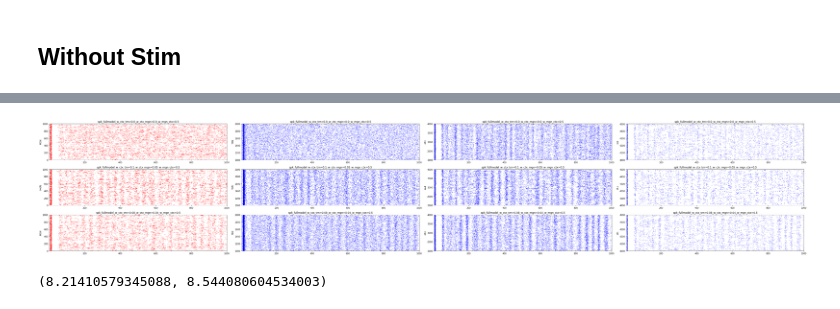
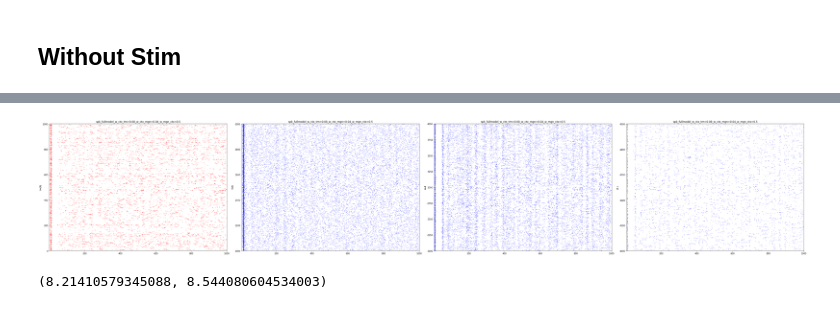
Before and after one commit to 104H/simulenation, a Jupyter notebook: src/dataanalysis-fullmodel.ipynb, the cells around one changed output, grey strips where cells are left out. Saved outputs shown, nothing was run; the diff lists cells and outputs as text; code cells hidden in the pictures.

```diff
--- a/src/dataanalysis-fullmodel.ipynb
+++ b/src/dataanalysis-fullmodel.ipynb
@@ -98,9 +98,12 @@ def makerasterplot (fls, path, fig, ax):
         for axis, part in zip([0, 1, 2, 3], d.spikeobj.keys()):
             clr = 'red' if part == 'MGN' else 'blue'
 
-            d.spikeobj[part].raster_plot(ax=ax[idx][axis], dt=10, display=False, color=clr, ms=1)
-            ax[idx][axis].set_ylabel(part)
-            ax[idx][axis].set_title(fl)
+            #d.spikeobj[part].raster_plot(ax=ax[idx][axis], dt=10, display=False, color=clr, ms=1)
+            #ax[idx][axis].set_ylabel(part)
+            #ax[idx][axis].set_title(fl)
+            d.spikeobj[part].raster_plot(ax=ax[axis], dt=10, display=False, color=clr, ms=1)
+            ax[axis].set_ylabel(part)
+            ax[axis].set_title(fl)
 
     fig.tight_layout()
 # %%
@@ -218,15 +195,13 @@ df[df.w_mgn_ctx==0.001][df.w_ctx_mgn==0.001]
 # %%
 fls = [
-    "spk_fullmodel_w_ctx_trn=0.0_w_ctx_mgn=0.0_w_mgn_ctx=0.5",
-    "spk_fullmodel_w_ctx_trn=0.1_w_ctx_mgn=0.05_w_mgn_ctx=0.5",
     "spk_fullmodel_w_ctx_trn=0.08_w_ctx_mgn=0.04_w_mgn_ctx=0.5",
 ]
 fig, ax = plt.subplots(nrows=len(fls), ncols=4)
 pth = "demyelination/data/fullmodel/activity/"
 
 makerasterplot(fls, pth, fig, ax)
 # %% [output]
-[figure, old version]
+[figure, new version]
 # %%
 spk = pd.read_pickle(pth + fls[0])
 spk.spikeobj['eA1'].mean_rate(), spk.spikeobj['iA1'].mean_rate()
```
Also changed, not shown: parts of 4 cells of this notebook, 10 other files.
